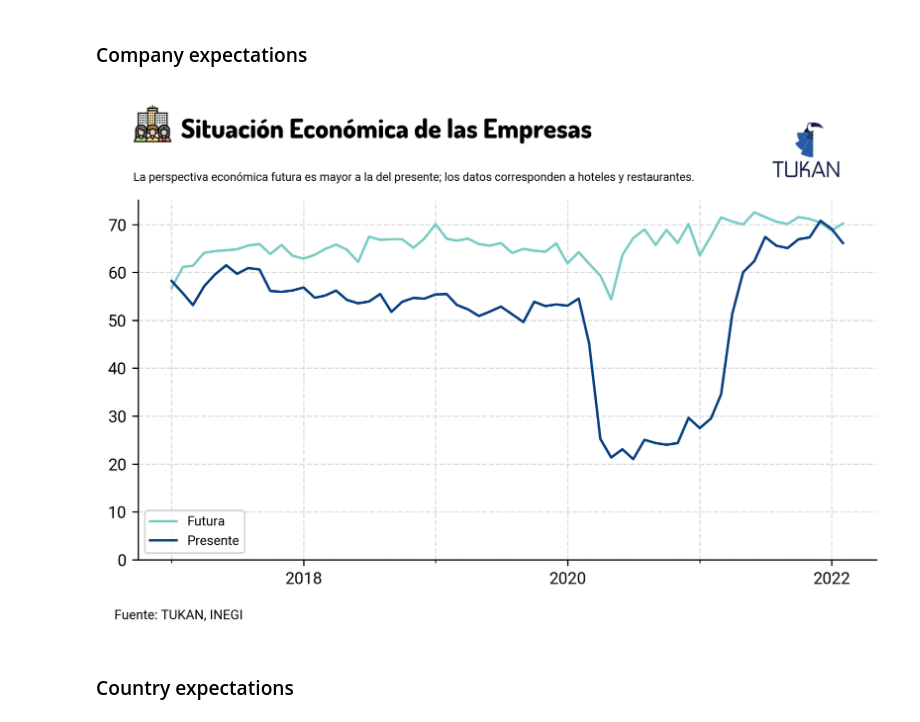
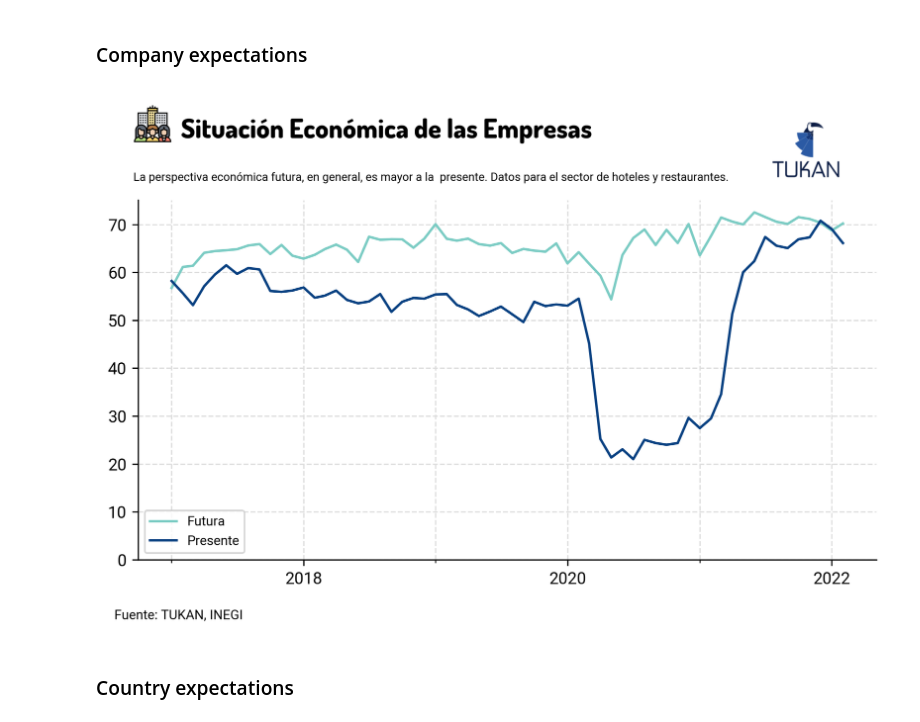
Before and after one commit to TukanMx/tukan_notebooks, a Jupyter notebook: social/social_media/emoe/emoe.ipynb, the cells around one changed output. Drawn from its saved outputs; the diff is of its cells as text; code cells hidden in the pictures.

```diff
--- a/social/social_media/emoe/emoe.ipynb
+++ b/social/social_media/emoe/emoe.ipynb
@@ -758,47 +757,47 @@ fig.text(
 fig.text(
     0.12,
     0.92,
-    "La perspectiva económica futura es mayor a la del presente; los datos corresponden a hoteles y restaurantes.",
+    "La perspectiva económica futura, en general, es mayor a la  presente. Datos para el sector de hoteles y restaurantes.",
     size=7
 )
 
 # Add footer
 fig.text(0.1, -0, "Fuente: TUKAN, INEGI", fontsize=8)
 
 # Save plot with TUKAN logo, transparent and white
 # plt.savefig(
 #     "plots/empresas_no_logo.png",
 #     dpi=300,
 #     bbox_inches="tight",
 #     # facecolor="white",
 #     edgecolor="none",
 #     transparent=True,
 # )
 
 tukan_im = image.imread(module_path + "\\assets\\logo\\logo192.png")
 newax = fig.add_axes([0.7, .88, 0.18, 0.21], anchor="NE", zorder=1)
 newax.imshow(tukan_im)
 newax.axis("off")
 
-# plt.savefig(
-#     "plots/empresas_logo.png",
-#     dpi=300,
-#     bbox_inches="tight",
-#     # facecolor="white",
-#     edgecolor="none",
-#     transparent=True,
-# )
+plt.savefig(
+    "plots/empresas_logo.png",
+    dpi=300,
+    bbox_inches="tight",
+    # facecolor="white",
+    edgecolor="none",
+    transparent=True,
+)
 
 plt.savefig(
     "plots/empresas_white_logo.png",
     dpi=300,
     bbox_inches="tight",
     facecolor="white",
     edgecolor="none",
     transparent=False,
 )
 # %% [output]
-[figure, old version]
+[figure, new version]
 # %% [markdown]
 ### Country expectations
 # %%
```
Also changed, not shown: parts of 4 cells of this notebook.
